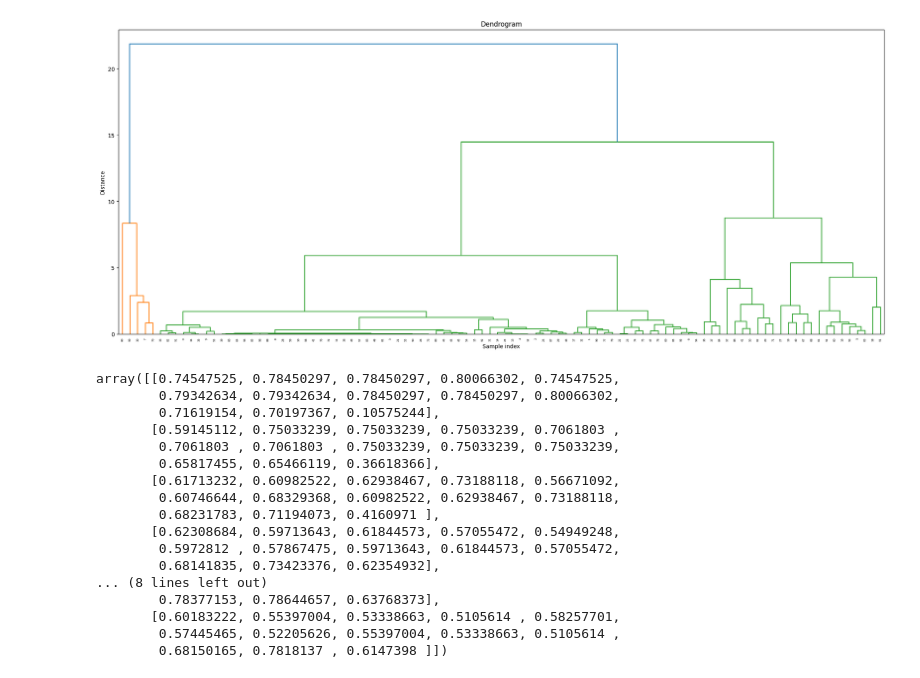
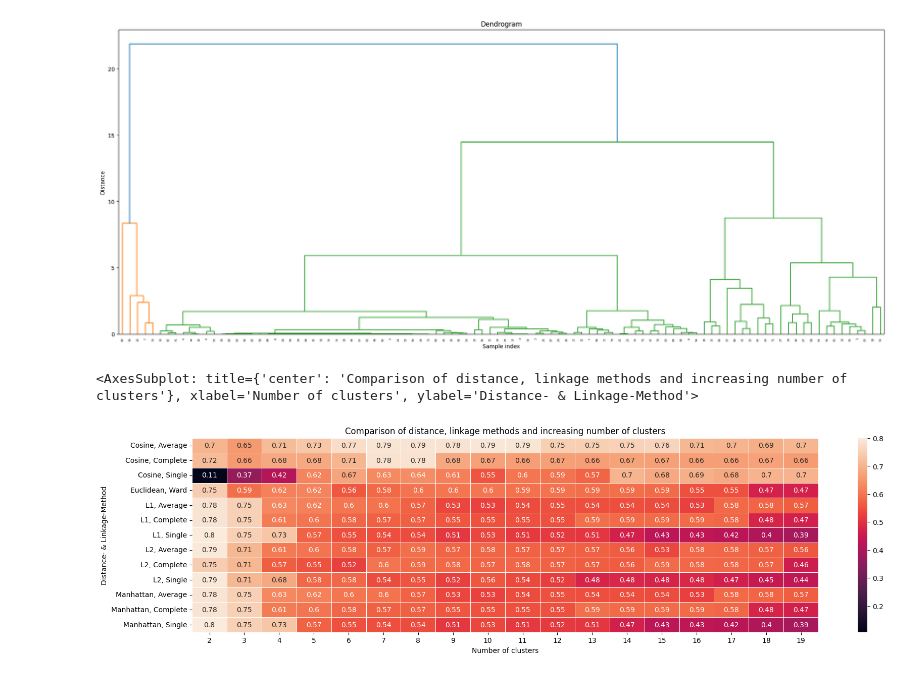
Before and after one commit to FrankCastlepancakes/ClusteringScikitLearn, a Jupyter notebook: notebook.ipynb, the cells around one changed output. Cells and saved outputs as stored; diff of their text form; code cells hidden in the pictures.

```diff
--- a/notebook.ipynb
+++ b/notebook.ipynb
@@ -212,63 +213,51 @@ dend = dendrogram(linkage(scaled_x, method="ward"))
 # %%
 # Build agglomerative clusters and compare by affinity, linkage method and by amount of clusters (through silhouette score)
 scores = []
-for i in range(2, 10):
+for i in range(2, 20):
     y_cluster_euc_war = AgglomerativeClustering(n_clusters=i, affinity="euclidean", linkage="ward").fit_predict(scaled_x)
 
     y_cluster_l1_com = AgglomerativeClustering(n_clusters=i, affinity="l1", linkage="complete").fit_predict(scaled_x)
     y_cluster_l1_avg = AgglomerativeClustering(n_clusters=i, affinity="l1", linkage="average").fit_predict(scaled_x)
     y_cluster_l1_sin = AgglomerativeClustering(n_clusters=i, affinity="l1", linkage="single").fit_predict(scaled_x)
 
     y_cluster_l2_com = AgglomerativeClustering(n_clusters=i, affinity="l2", linkage="complete").fit_predict(scaled_x)
     y_cluster_l2_avg = AgglomerativeClustering(n_clusters=i, affinity="l2", linkage="average").fit_predict(scaled_x)
     y_cluster_l2_sin = AgglomerativeClustering(n_clusters=i, affinity="l2", linkage="single").fit_predict(scaled_x)
 
     y_cluster_man_com = AgglomerativeClustering(n_clusters=i, affinity="manhattan", linkage="complete").fit_predict(scaled_x)
     y_cluster_man_avg = AgglomerativeClustering(n_clusters=i, affinity="manhattan", linkage="average").fit_predict(scaled_x)
     y_cluster_man_sin = AgglomerativeClustering(n_clusters=i, affinity="manhattan", linkage="single").fit_predict(scaled_x)
 
     y_cluster_cos_com = AgglomerativeClustering(n_clusters=i, affinity="cosine", linkage="complete").fit_predict(scaled_x)
     y_cluster_cos_avg = AgglomerativeClustering(n_clusters=i, affinity="cosine", linkage="average").fit_predict(scaled_x)
     y_cluster_cos_sin = AgglomerativeClustering(n_clusters=i, affinity="cosine", linkage="single").fit_predict(scaled_x)
 
-    silhouette_scores = []
-    silhouette_scores.append(silhouette_score(scaled_x, y_cluster_euc_war, metric="euclidean"))
 
-    silhouette_scores.append(silhouette_score(scaled_x, y_cluster_l1_com, metric="l1"))
-    silhouette_scores.append(silhouette_score(scaled_x, y_cluster_l1_avg, metric="l1"))
-    silhouette_scores.append(silhouette_score(scaled_x, y_cluster_l1_sin, metric="l1"))
+    scores.append({"Distance- & Linkage-Method": "Euclidean, Ward", "Number of clusters": i, "score": silhouette_score(scaled_x, y_cluster_euc_war, metric="euclidean")})
 
-    silhouette_scores.append(silhouette_score(scaled_x, y_cluster_l2_com, metric="l2"))
-    silhouette_scores.append(silhouette_score(scaled_x, y_cluster_l2_avg, metric="l2"))
-    silhouette_scores.append(silhouette_score(scaled_x, y_cluster_l2_sin, metric="l2"))
+    scores.append({"Distance- & Linkage-Method": "L1, Complete", "Number of clusters": i, "score": silhouette_score(scaled_x, y_cluster_l1_com, metric="l1")})
+    scores.append({"Distance- & Linkage-Method": "L1, Average", "Number of clusters": i, "score": silhouette_score(scaled_x, y_cluster_l1_avg, metric="l1")})
+    scores.append({"Distance- & Linkage-Method": "L1, Single", "Number of clusters": i, "score": silhouette_score(scaled_x, y_cluster_l1_sin, metric="l1")})
 
-    silhouette_scores.append(silhouette_score(scaled_x, y_cluster_man_com, metric="manhattan"))
-    silhouette_scores.append(silhouette_score(scaled_x, y_cluster_man_avg, metric="manhattan"))
-    silhouette_scores.append(silhouette_score(scaled_x, y_cluster_man_sin, metric="manhattan"))
+    scores.append({"Distance- & Linkage-Method": "L2, Complete", "Number of clusters": i, "score": silhouette_score(scaled_x, y_cluster_l2_com, metric="l2")})
+    scores.append({"Distance- & Linkage-Method": "L2, Average", "Number of clusters": i, "score": silhouette_score(scaled_x, y_cluster_l2_avg, metric="l2")})
+    scores.append({"Distance- & Linkage-Method": "L2, Single", "Number of clusters": i, "score": silhouette_score(scaled_x, y_cluster_l2_sin, metric="l2")})
 
-    silhouette_scores.append(silhouette_score(scaled_x, y_cluster_cos_com, metric="cosine"))
-    silhouette_scores.append(silhouette_score(scaled_x, y_cluster_cos_avg, metric="cosine"))
-    silhouette_scores.append(silhouette_score(scaled_x, y_cluster_cos_sin, metric="cosine"))
+    scores.append({"Distance- & Linkage-Method": "Manhattan, Complete", "Number of clusters": i, "score": silhouette_score(scaled_x, y_cluster_man_com, metric="manhattan")})
+    scores.append({"Distance- & Linkage-Method": "Manhattan, Average", "Number of clusters": i, "score": silhouette_score(scaled_x, y_cluster_man_avg, metric="manhattan")})
+    scores.append({"Distance- & Linkage-Method": "Manhattan, Single", "Number of clusters": i, "score": silhouette_score(scaled_x, y_cluster_man_sin, metric="manhattan")})
 
-    scores.append(silhouette_scores)
+    scores.append({"Distance- & Linkage-Method": "Cosine, Complete", "Number of clusters": i, "score": silhouette_score(scaled_x, y_cluster_cos_com, metric="cosine")})
+    scores.append({"Distance- & Linkage-Method": "Cosine, Average", "Number of clusters": i, "score": silhouette_score(scaled_x, y_cluster_cos_avg, metric="cosine")})
+    scores.append({"Distance- & Linkage-Method": "Cosine, Single", "Number of clusters": i, "score": silhouette_score(scaled_x, y_cluster_cos_sin, metric="cosine")})
 
-scores = asarray(scores)
-scores
+df_scores = DataFrame(scores)
+df_scores = df_scores.pivot("Distance- & Linkage-Method", "Number of clusters", "score")
+
+# Plot comparison
+figure(figsize = (20,5))
+title("Comparison of distance, linkage methods and increasing number of clusters")
+heatmap(df_scores, annot=True, linewidth=.5)
 # %% [output]
-array([[0.74547525, 0.78450297, 0.78450297, 0.80066302, 0.74547525,
-        0.79342634, 0.79342634, 0.78450297, 0.78450297, 0.80066302,
-        0.71619154, 0.70197367, 0.10575244],
-       [0.59145112, 0.75033239, 0.75033239, 0.75033239, 0.7061803 ,
-        0.7061803 , 0.7061803 , 0.75033239, 0.75033239, 0.75033239,
-        0.65817455, 0.65466119, 0.36618366],
-       [0.61713232, 0.60982522, 0.62938467, 0.73188118, 0.56671092,
-        0.60746644, 0.68329368, 0.60982522, 0.62938467, 0.73188118,
-        0.68231783, 0.71194073, 0.4160971 ],
-       [0.62308684, 0.59713643, 0.61844573, 0.57055472, 0.54949248,
-        0.5972812 , 0.57867475, 0.59713643, 0.61844573, 0.57055472,
-        0.68141835, 0.73423376, 0.62354932],
-... (8 lines left out)
-        0.78377153, 0.78644657, 0.63768373],
-       [0.60183222, 0.55397004, 0.53338663, 0.5105614 , 0.58257701,
-        0.57445465, 0.52205626, 0.55397004, 0.53338663, 0.5105614 ,
-        0.68150165, 0.7818137 , 0.6147398 ]])
+<AxesSubplot: title={'center': 'Comparison of distance, linkage methods and increasing number of clusters'}, xlabel='Number of clusters', ylabel='Distance- & Linkage-Method'>
+[figure, added]
```
Also changed, not shown: parts of 8 cells of this notebook, 2 other files.
